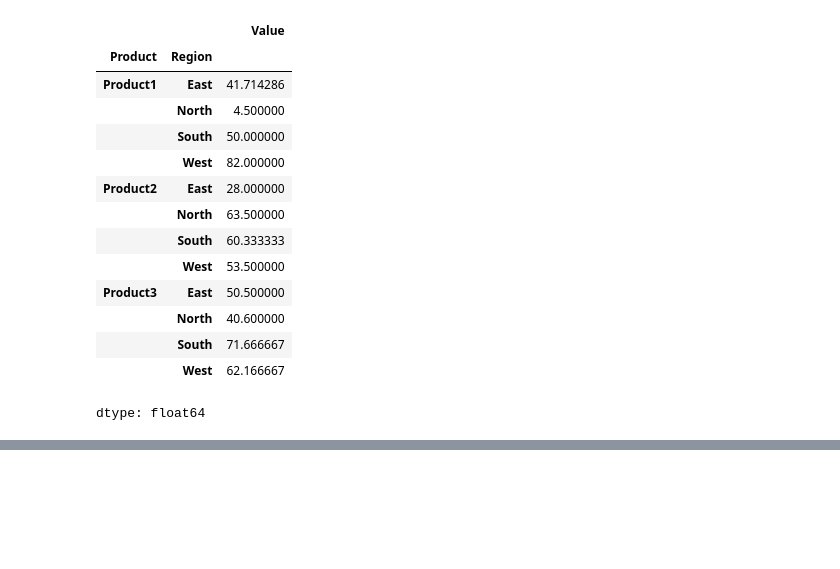
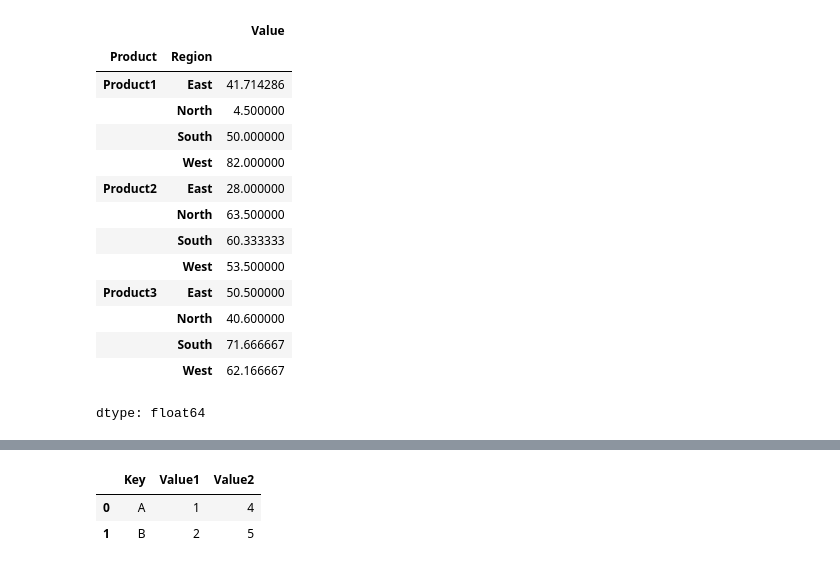
Before and after one commit to HrushhikeshMate/python-practice, a Jupyter notebook: 3_numpy.ipynb, the cells around one changed output, grey strips where cells are left out. Cells and saved outputs as stored; diff of their text form; code cells hidden in the pictures; blank space fills up the shorter version.

```diff
--- a/3_numpy.ipynb
+++ b/3_numpy.ipynb
@@ -289,0 +295,7 @@ grp_agg1
+# %%
+## Merge Datafranme on the 'Key Columns'
+pd.merge(df1,df2,on="Key",how="inner")
+# %% [output]
+|  | Key | Value1 | Value2 |
+| 0 | A | 1 | 4 |
+| 1 | B | 2 | 5 |
```
Also changed, not shown: parts of 8 cells of this notebook.
